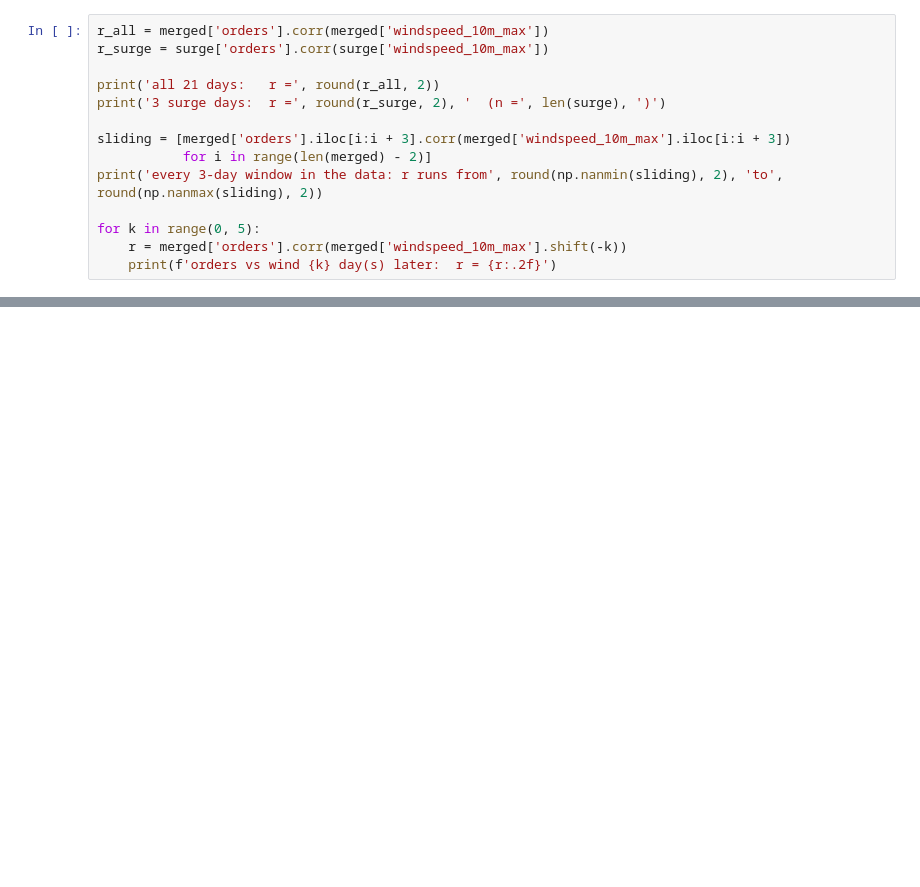
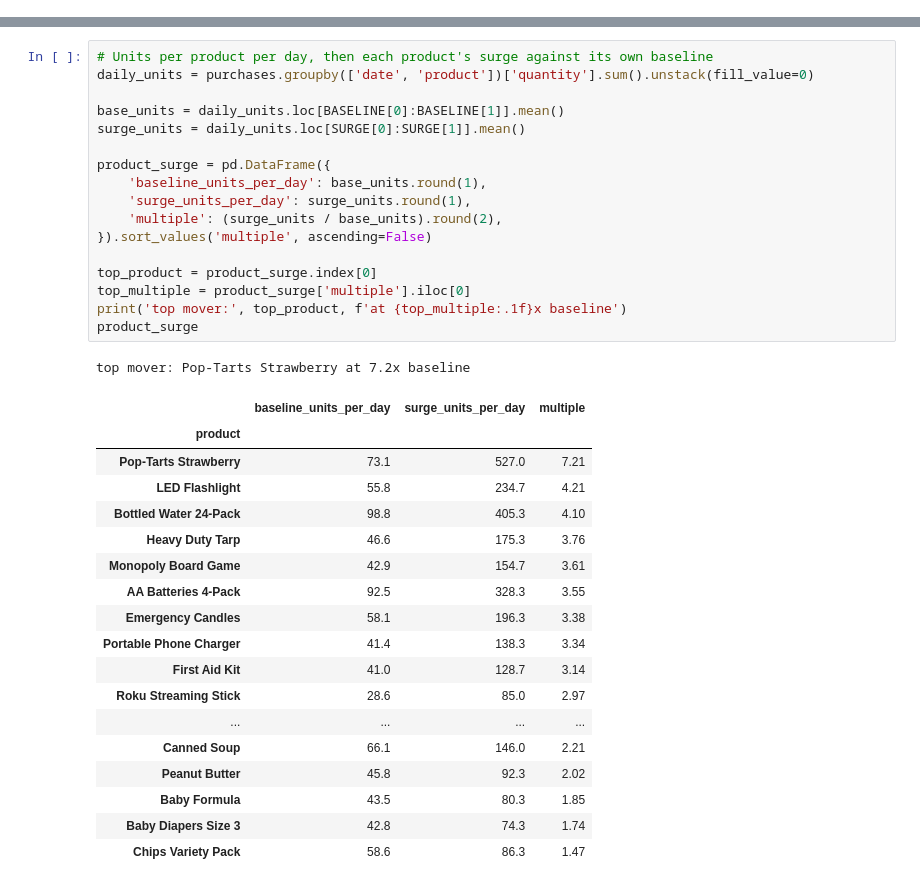
Before and after one commit to BenFreilichUVA/walmart-hurricane-project, a Jupyter notebook: notebooks/scratch/team_notebook.ipynb, the cells around one changed output, grey strips where cells are left out. Saved outputs shown, nothing was run; the diff lists cells and outputs as text; blank space fills up the shorter version.

Commit message:
Added in the product family mapping and partially completed Question 1

```diff
--- a/notebooks/scratch/team_notebook.ipynb
+++ b/notebooks/scratch/team_notebook.ipynb
@@ -335,14 +52,0 @@ Below we are computing the correlation between sales and windspeed data.
-# %%
-r_all = merged['orders'].corr(merged['windspeed_10m_max'])
-r_surge = surge['orders'].corr(surge['windspeed_10m_max'])
-
-print('all 21 days:   r =', round(r_all, 2))
-print('3 surge days:  r =', round(r_surge, 2), '  (n =', len(surge), ')')
-
-sliding = [merged['orders'].iloc[i:i + 3].corr(merged['windspeed_10m_max'].iloc[i:i + 3])
-           for i in range(len(merged) - 2)]
-print('every 3-day window in the data: r runs from', round(np.nanmin(sliding), 2), 'to', round(np.nanmax(sliding), 2))
-
-for k in range(0, 5):
-    r = merged['orders'].corr(merged['windspeed_10m_max'].shift(-k))
-    print(f'orders vs wind {k} day(s) later:  r = {r:.2f}')
@@ -380,0 +575,37 @@ plt.show()
+# %%
+# Units per product per day, then each product's surge against its own baseline
+daily_units = purchases.groupby(['date', 'product'])['quantity'].sum().unstack(fill_value=0)
+
+base_units = daily_units.loc[BASELINE[0]:BASELINE[1]].mean()
+surge_units = daily_units.loc[SURGE[0]:SURGE[1]].mean()
+
+product_surge = pd.DataFrame({
+    'baseline_units_per_day': base_units.round(1),
+    'surge_units_per_day': surge_units.round(1),
+    'multiple': (surge_units / base_units).round(2),
+}).sort_values('multiple', ascending=False)
+
+top_product = product_surge.index[0]
+top_multiple = product_surge['multiple'].iloc[0]
+print('top mover:', top_product, f'at {top_multiple:.1f}x baseline')
+product_surge
+# %% [output]
+top mover: Pop-Tarts Strawberry at 7.2x baseline
+|  | baseline_units_per_day | surge_units_per_day | multiple |
+| product |  |  |  |
+| Pop-Tarts Strawberry | 73.1 | 527.0 | 7.21 |
+| LED Flashlight | 55.8 | 234.7 | 4.21 |
+| Bottled Water 24-Pack | 98.8 | 405.3 | 4.10 |
+| Heavy Duty Tarp | 46.6 | 175.3 | 3.76 |
+| Monopoly Board Game | 42.9 | 154.7 | 3.61 |
+| AA Batteries 4-Pack | 92.5 | 328.3 | 3.55 |
+| Emergency Candles | 58.1 | 196.3 | 3.38 |
+| Portable Phone Charger | 41.4 | 138.3 | 3.34 |
+| First Aid Kit | 41.0 | 128.7 | 3.14 |
+| Roku Streaming Stick | 28.6 | 85.0 | 2.97 |
+| ... | ... | ... | ... |
+| Canned Soup | 66.1 | 146.0 | 2.21 |
+| Peanut Butter | 45.8 | 92.3 | 2.02 |
+| Baby Formula | 43.5 | 80.3 | 1.85 |
+| Baby Diapers Size 3 | 42.8 | 74.3 | 1.74 |
+| Chips Variety Pack | 58.6 | 86.3 | 1.47 |
```
Also changed, not shown: parts of 41 cells of this notebook.
